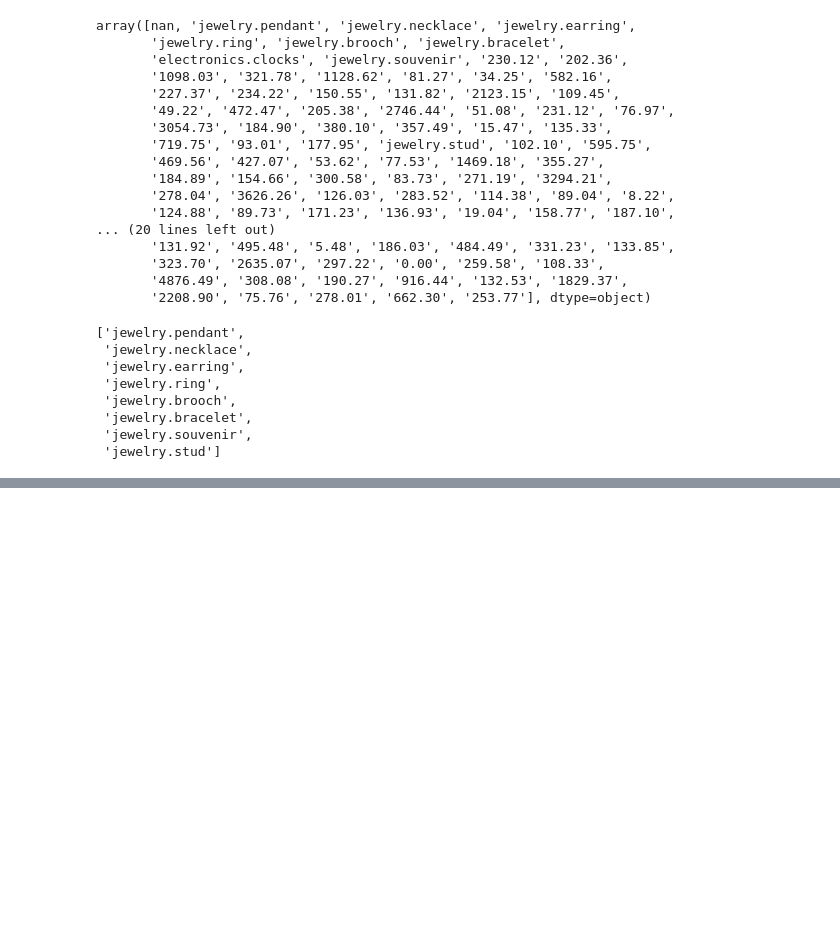
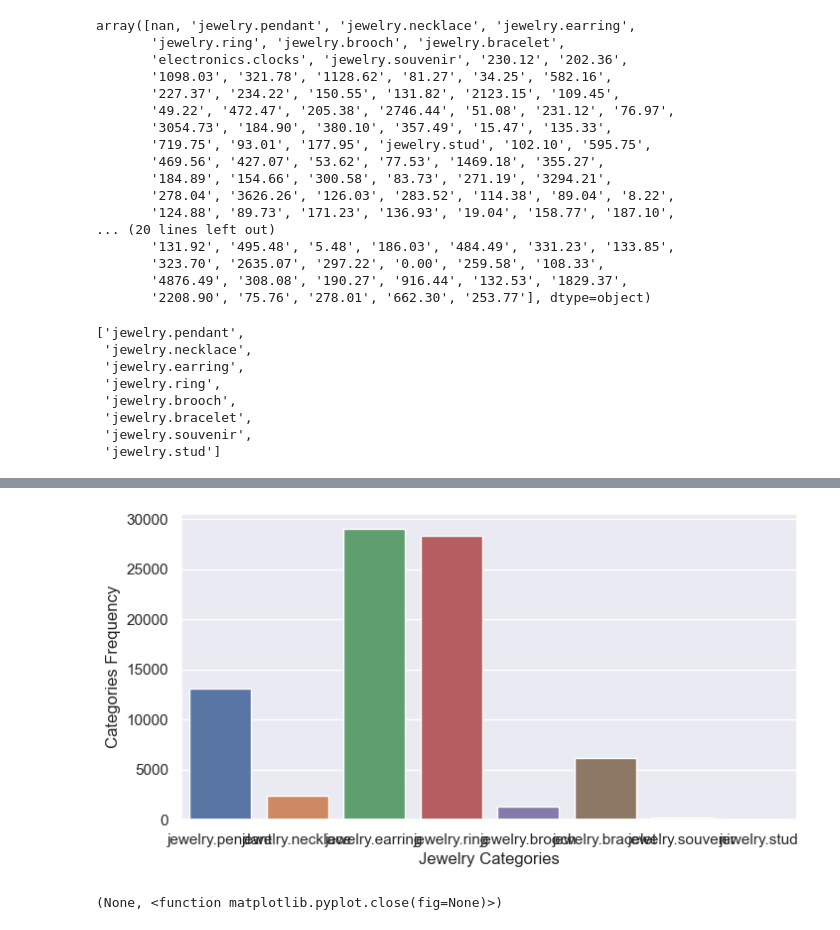
Before and after one commit to TestimOnyOni/OptimumJewelryPrice, a Jupyter notebook: Notebooks/OptimumJewelryPricing.ipynb, the cells around one changed output, grey strips where cells are left out. Cells and saved outputs as stored; diff of their text form; code cells hidden in the pictures; blank space fills up the shorter version.

```diff
--- a/Notebooks/OptimumJewelryPricing.ipynb
+++ b/Notebooks/OptimumJewelryPricing.ipynb
@@ -342,0 +352,10 @@ dtype: float64
+# %%
+# Category count plot
+plt.figure(figsize = (8, 4))
+sns.countplot(data = trimed, x = "Category_Alias")
+plt.xlabel("Jewelry Categories")
+plt.ylabel("Categories Frequency")
+plt.show(), plt.close
+# %% [output]
+[figure, added]
+(None, <function matplotlib.pyplot.close(fig=None)>)
```
Also changed, not shown: parts of 11 cells of this notebook.
